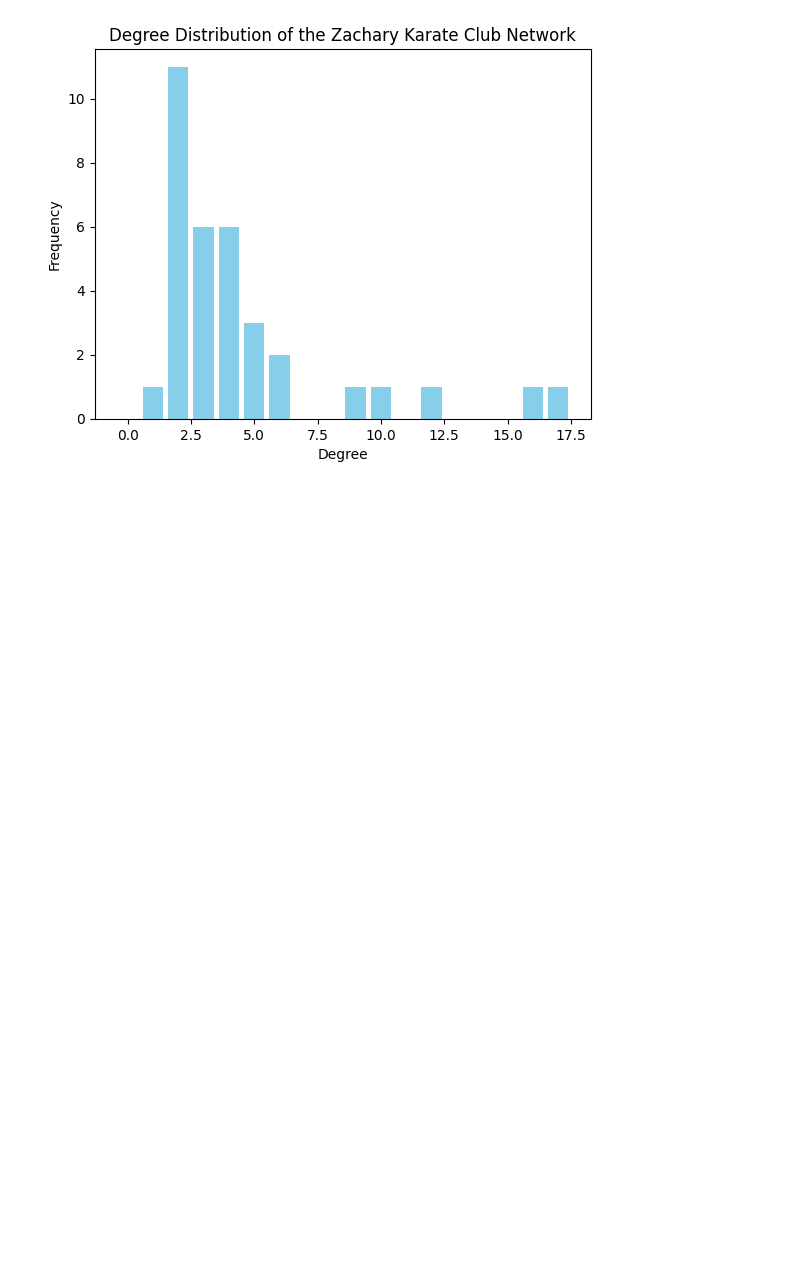
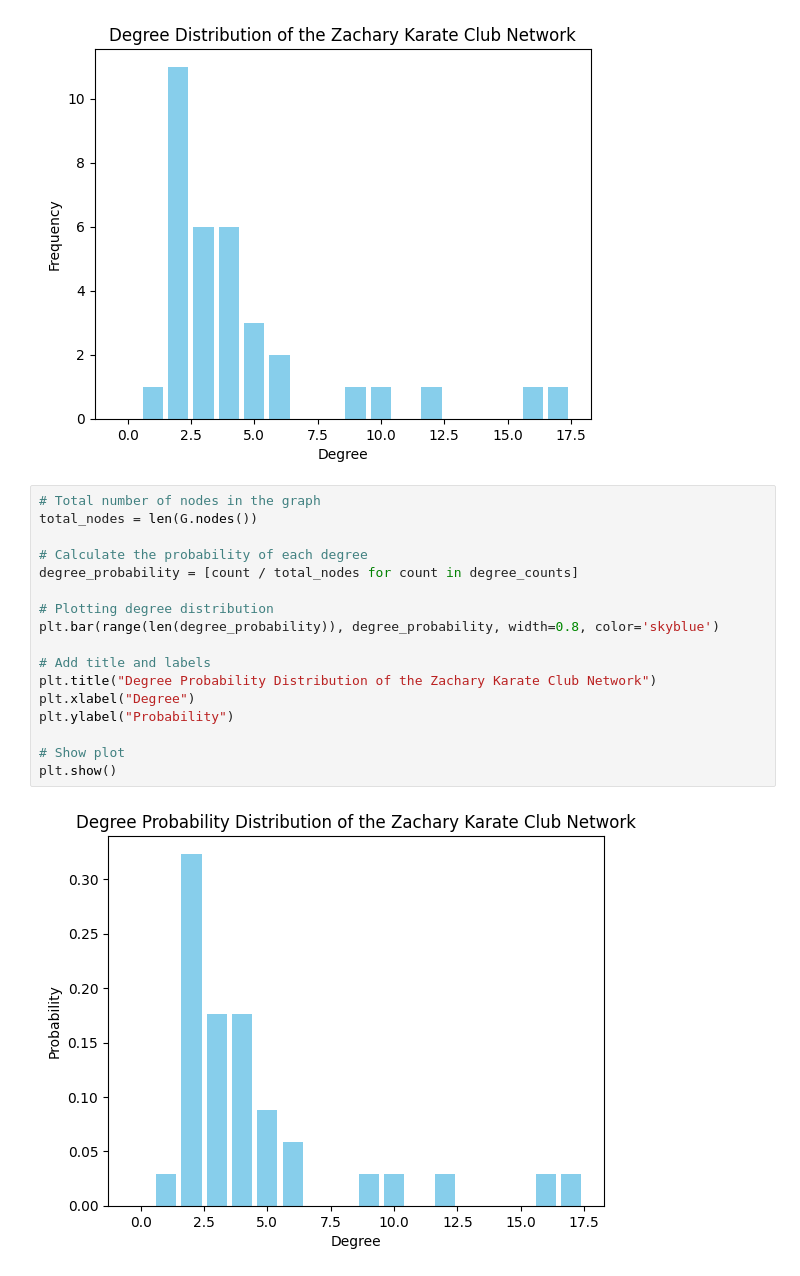
Before and after one commit to adistrim/SNA, a Jupyter notebook: DegreeDistribution.ipynb, the cells around one changed output. Cells and saved outputs as stored; diff of their text form; blank space fills up the shorter version.

Commit message:
added probability distribution in DegreeDistribution.ipynb

```diff
--- a/DegreeDistribution.ipynb
+++ b/DegreeDistribution.ipynb
@@ -38,3 +38,22 @@ plt.ylabel("Frequency")
 plt.show()
 # %% [output]
 [figure]
+# %%
+# Total number of nodes in the graph
+total_nodes = len(G.nodes())
+
+# Calculate the probability of each degree
+degree_probability = [count / total_nodes for count in degree_counts]
+
+# Plotting degree distribution
+plt.bar(range(len(degree_probability)), degree_probability, width=0.8, color='skyblue')
+
+# Add title and labels
+plt.title("Degree Probability Distribution of the Zachary Karate Club Network")
+plt.xlabel("Degree")
+plt.ylabel("Probability")
+
+# Show plot
+plt.show()
+# %% [output]
+[figure, added]
```
Also changed, not shown: parts of 1 cell of this notebook.
